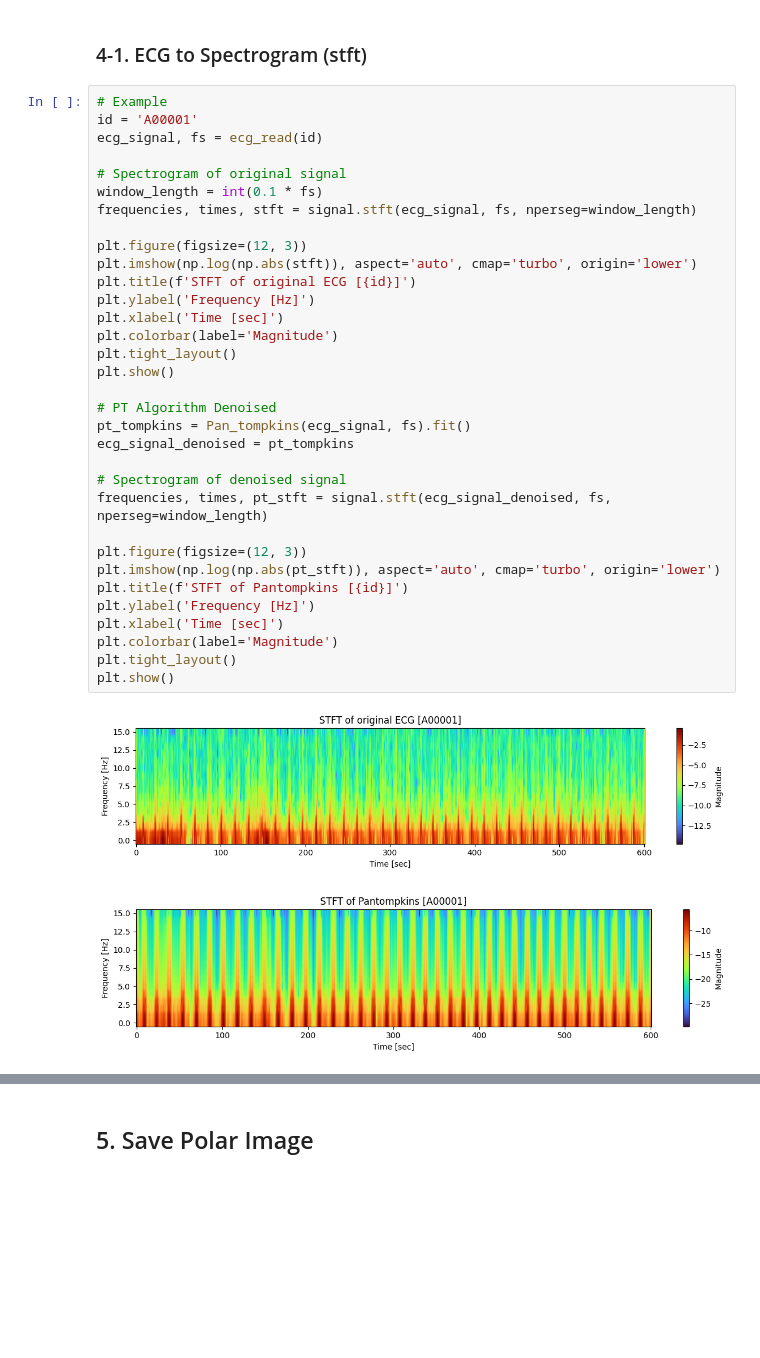
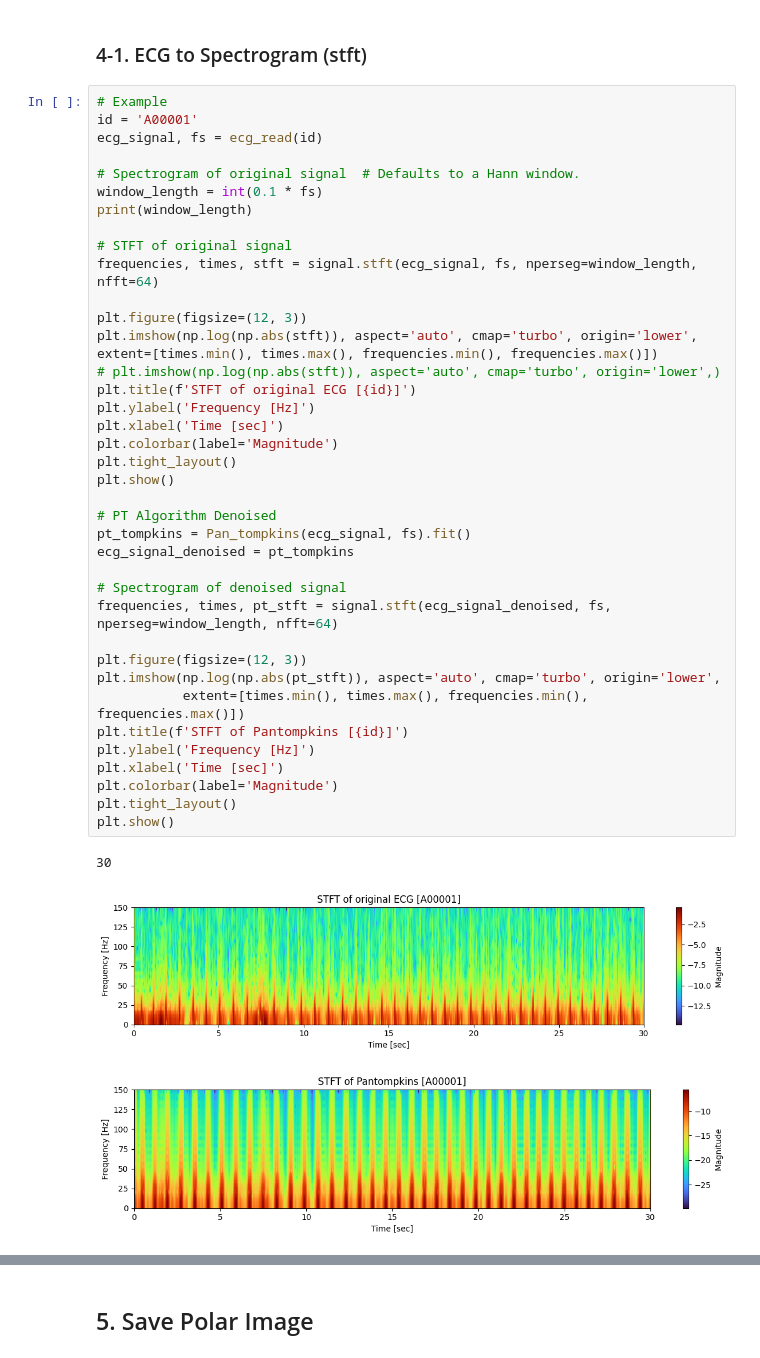
Before and after one commit to StrongLumiere/ECG-Project, a Jupyter notebook: Polar Spectrogram Project.ipynb, the cells around one changed output, grey strips where cells are left out. Saved outputs shown, nothing was run; the diff lists cells and outputs as text; blank space fills up the shorter version.

```diff
--- a/Polar Spectrogram Project.ipynb
+++ b/Polar Spectrogram Project.ipynb
@@ -298,37 +275,43 @@ plt.show()
 # %%
 # Example
 id = 'A00001'
 ecg_signal, fs = ecg_read(id)
 
-# Spectrogram of original signal
+# Spectrogram of original signal  # Defaults to a Hann window.
 window_length = int(0.1 * fs)
-frequencies, times, stft = signal.stft(ecg_signal, fs, nperseg=window_length)
+print(window_length)
+
+# STFT of original signal
+frequencies, times, stft = signal.stft(ecg_signal, fs, nperseg=window_length, nfft=64)
 
 plt.figure(figsize=(12, 3))
-plt.imshow(np.log(np.abs(stft)), aspect='auto', cmap='turbo', origin='lower')
+plt.imshow(np.log(np.abs(stft)), aspect='auto', cmap='turbo', origin='lower', extent=[times.min(), times.max(), frequencies.min(), frequencies.max()])
+# plt.imshow(np.log(np.abs(stft)), aspect='auto', cmap='turbo', origin='lower',)
 plt.title(f'STFT of original ECG [{id}]')
 plt.ylabel('Frequency [Hz]')
 plt.xlabel('Time [sec]')
 plt.colorbar(label='Magnitude')
 plt.tight_layout()
 plt.show()
 
 # PT Algorithm Denoised
 pt_tompkins = Pan_tompkins(ecg_signal, fs).fit()
 ecg_signal_denoised = pt_tompkins
 
 # Spectrogram of denoised signal
-frequencies, times, pt_stft = signal.stft(ecg_signal_denoised, fs, nperseg=window_length)
+frequencies, times, pt_stft = signal.stft(ecg_signal_denoised, fs, nperseg=window_length, nfft=64)
 
 plt.figure(figsize=(12, 3))
-plt.imshow(np.log(np.abs(pt_stft)), aspect='auto', cmap='turbo', origin='lower')
+plt.imshow(np.log(np.abs(pt_stft)), aspect='auto', cmap='turbo', origin='lower',
+           extent=[times.min(), times.max(), frequencies.min(), frequencies.max()])
 plt.title(f'STFT of Pantompkins [{id}]')
 plt.ylabel('Frequency [Hz]')
 plt.xlabel('Time [sec]')
 plt.colorbar(label='Magnitude')
 plt.tight_layout()
 plt.show()
 # %% [output]
+30
-[figure, old version]
+[figure, new version]
-[figure, old version]
+[figure, new version]
 # %% [markdown]
```
Also changed, not shown: parts of 19 cells of this notebook.
